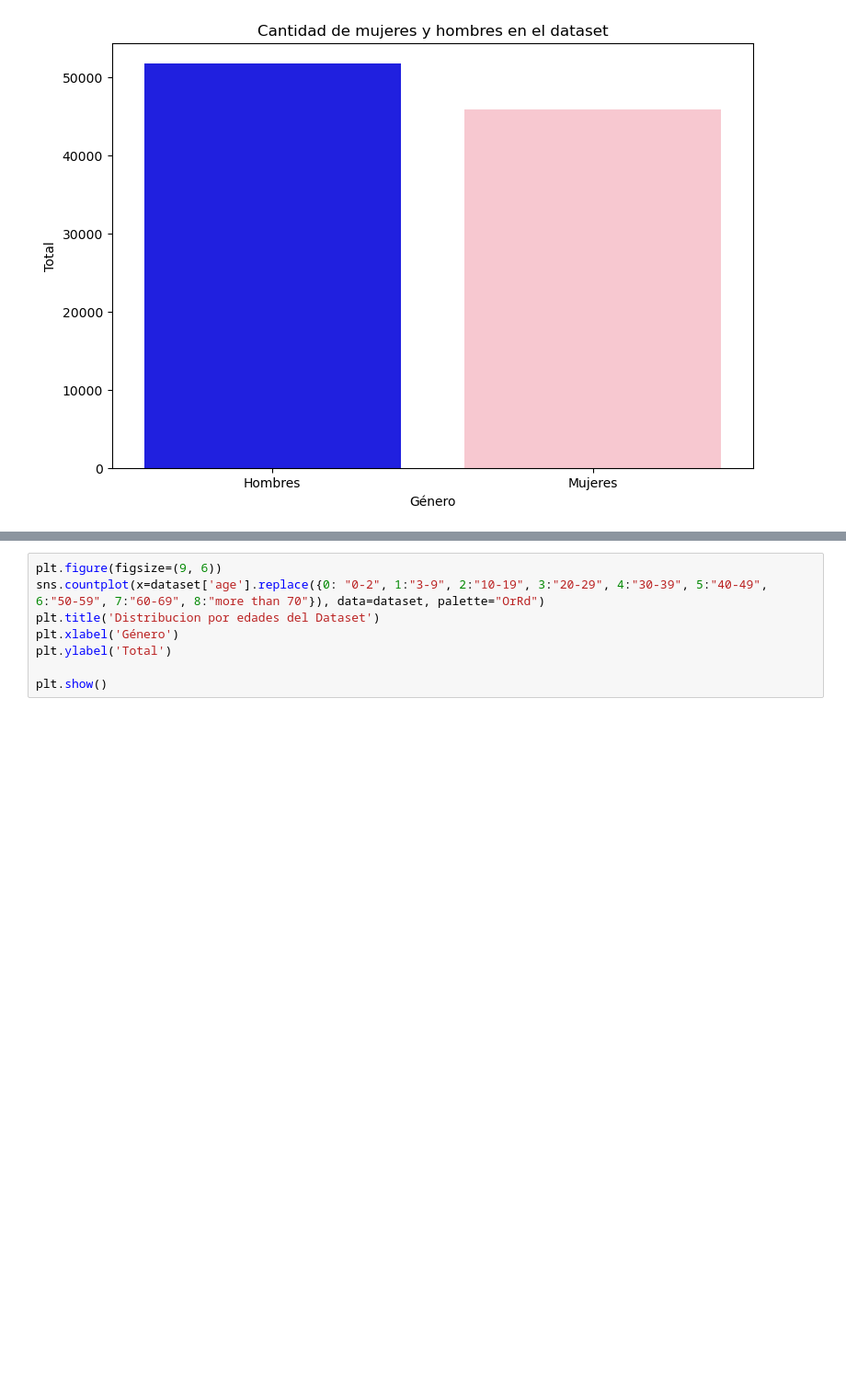
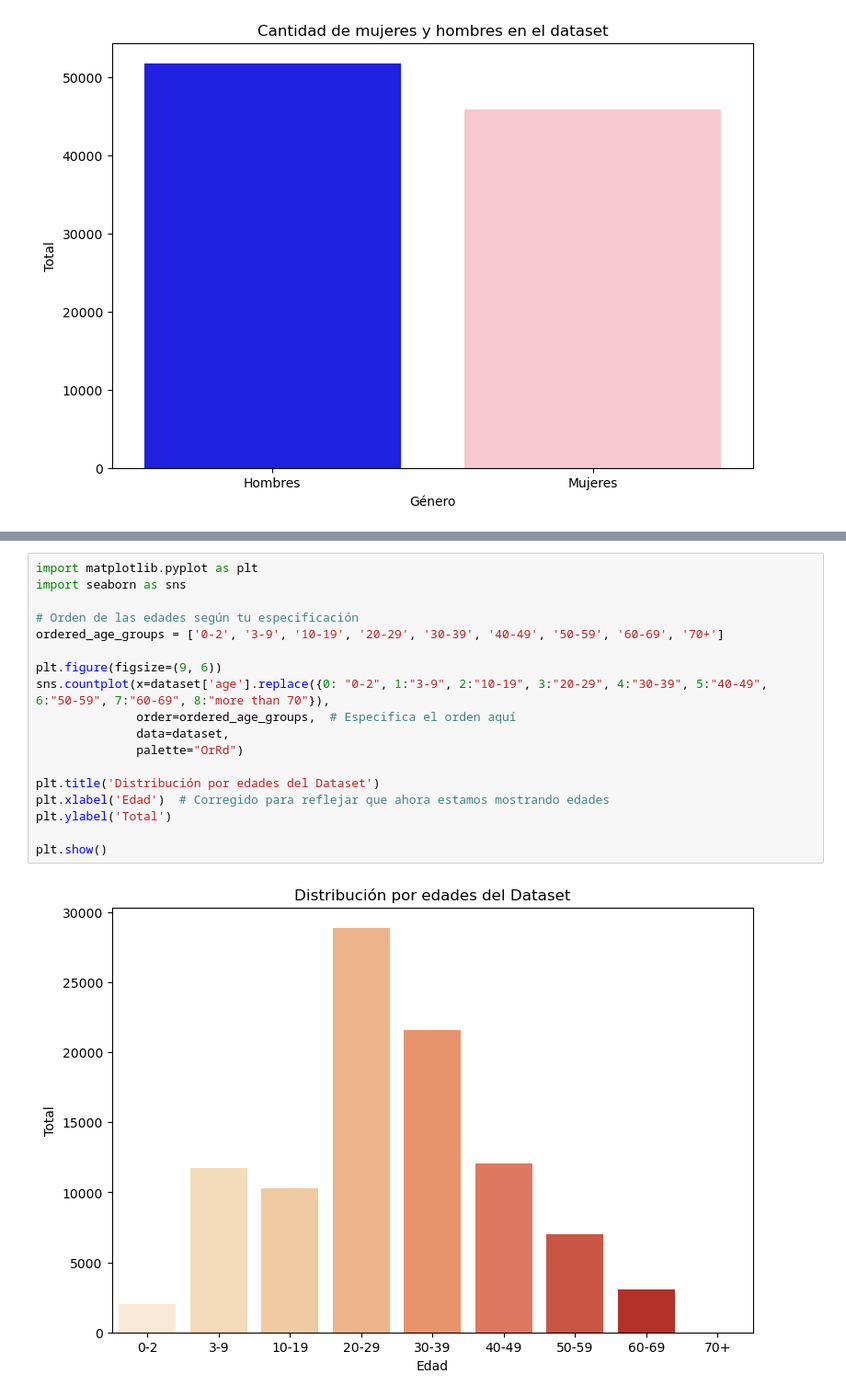
Before and after one commit to mariandc18/Bias-detection-in-age-recognition-from-photos, a Jupyter notebook: dataset_analysis.ipynb, the cells around one changed output, grey strips where cells are left out. Shown: that part at 92% size. Saved outputs shown, nothing was run; the diff lists cells and outputs as text; blank space fills up the shorter version.

```diff
--- a/dataset_analysis.ipynb
+++ b/dataset_analysis.ipynb
@@ -33,8 +80,20 @@ plt.show()
 # %%
+import matplotlib.pyplot as plt
+import seaborn as sns
+
+# Orden de las edades según tu especificación
+ordered_age_groups = ['0-2', '3-9', '10-19', '20-29', '30-39', '40-49', '50-59', '60-69', '70+']
+
 plt.figure(figsize=(9, 6))
-sns.countplot(x=dataset['age'].replace({0: "0-2", 1:"3-9", 2:"10-19", 3:"20-29", 4:"30-39", 5:"40-49", 6:"50-59", 7:"60-69", 8:"more than 70"}), data=dataset, palette="OrRd")
-plt.title('Distribucion por edades del Dataset')
-plt.xlabel('Género')
+sns.countplot(x=dataset['age'].replace({0: "0-2", 1:"3-9", 2:"10-19", 3:"20-29", 4:"30-39", 5:"40-49", 6:"50-59", 7:"60-69", 8:"more than 70"}),
+              order=ordered_age_groups,  # Especifica el orden aquí
+              data=dataset,
+              palette="OrRd")
+
+plt.title('Distribución por edades del Dataset')
+plt.xlabel('Edad')  # Corregido para reflejar que ahora estamos mostrando edades
 plt.ylabel('Total')
 
 plt.show()
+# %% [output]
+[figure, added]
```
Also changed, not shown: parts of 9 cells of this notebook, 2 other files.
